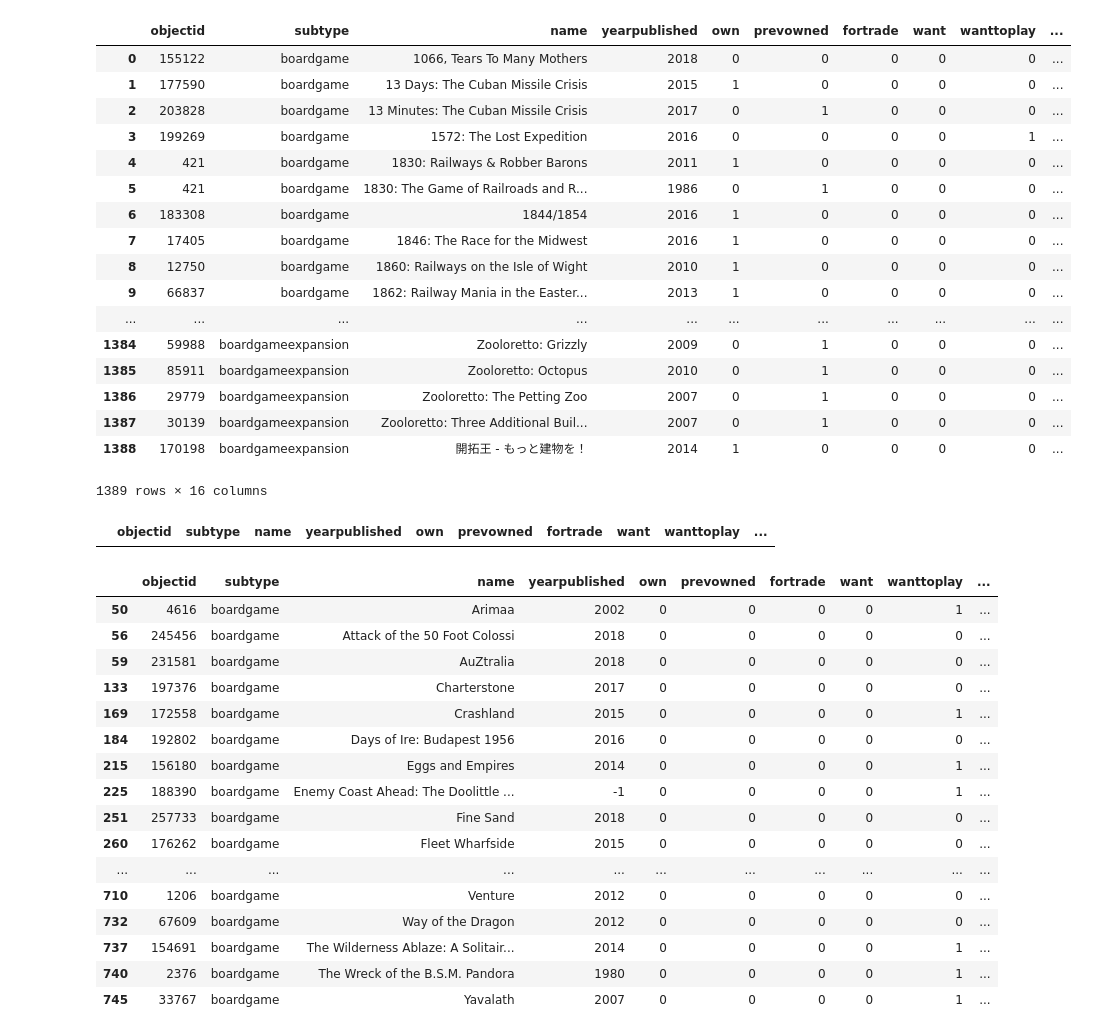
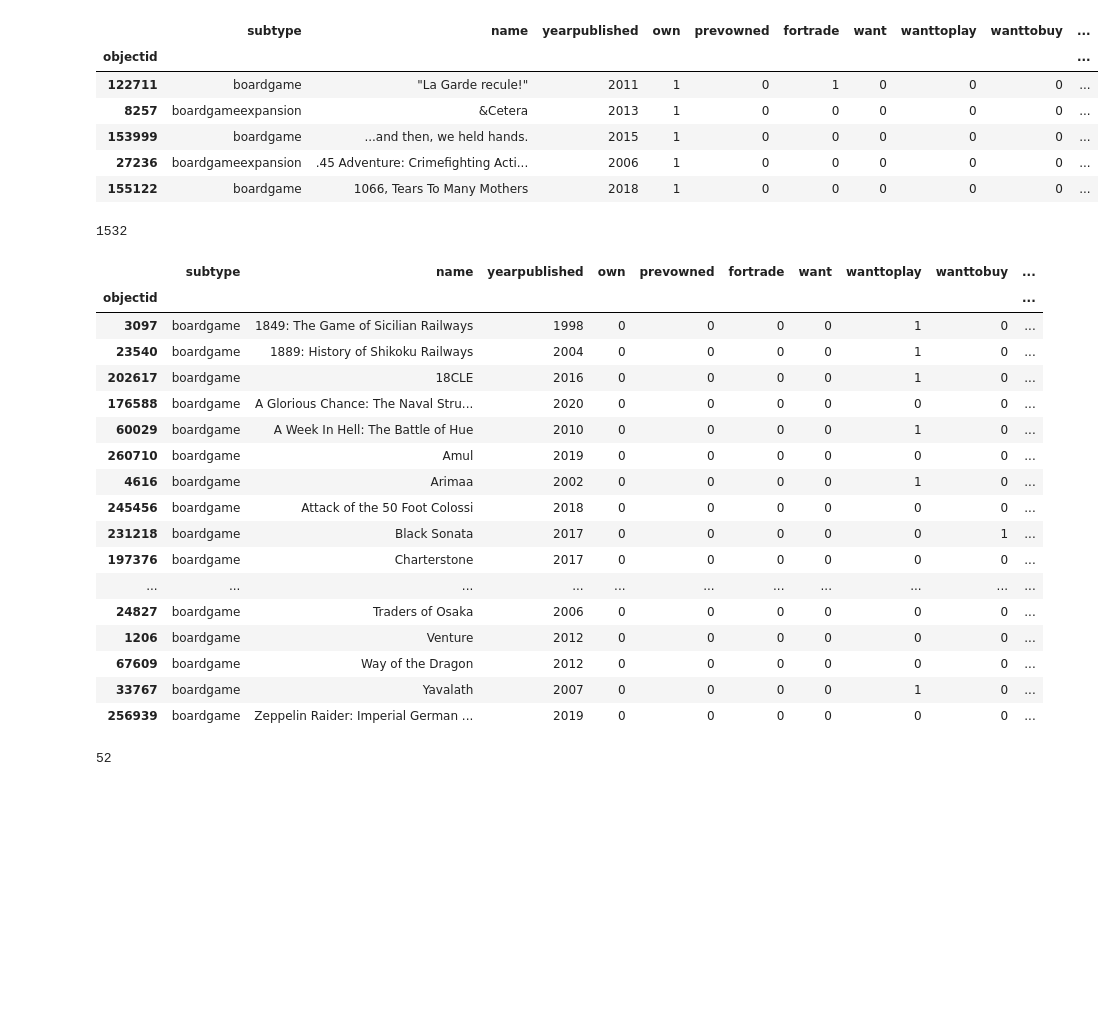
Before and after one commit to craw-daddy/BoardGame, a Jupyter notebook: parsing-data.ipynb, the cells around one changed output. Drawn from its saved outputs; the diff is of its cells as text; code cells hidden in the pictures; blank space fills up the shorter version.

```diff
--- a/parsing-data.ipynb
+++ b/parsing-data.ipynb
@@ -115,59 +115,52 @@ def get_collection(bgg_user_id, own=None, preordered=None, prevowned=None, fortr
     glist = pd.DataFrame(glist, columns=['objectid','subtype','name','yearpublished','own',
                                          'prevowned','fortrade','want','wanttoplay','wanttobuy',
                                          'wishlist','preordered','lastmodified','numplays','rating',
-                                         'comment'])
-    for column in ['objectid', 'yearpublished', 'own', 'prevowned', 'fortrade', 'want', 'wanttoplay',
+                                         'comment']).set_index('objectid').sort_values('name')
+    for column in ['yearpublished', 'own', 'prevowned', 'fortrade', 'want', 'wanttoplay',
                    'wanttobuy', 'wishlist', 'preordered', 'numplays']:
         glist[column].fillna(-1, inplace=True)
         glist[column] = glist[column].astype(np.int32)
-    #glist['lastmodified'] = glist['lastmodified'].to_datetime()
 
     return glist
 # %%
 c = get_collection('craw-daddy')
 # %%
-c
+c.head()
 # %% [output]
-|  | objectid | subtype | name | yearpublished | own | prevowned | fortrade | want | wanttoplay | ... |
-| 0 | 155122 | boardgame | 1066, Tears To Many Mothers | 2018 | 0 | 0 | 0 | 0 | 0 | ... |
-| 1 | 177590 | boardgame | 13 Days: The Cuban Missile Crisis | 2015 | 1 | 0 | 0 | 0 | 0 | ... |
-| 2 | 203828 | boardgame | 13 Minutes: The Cuban Missile Crisis | 2017 | 0 | 1 | 0 | 0 | 0 | ... |
-| 3 | 199269 | boardgame | 1572: The Lost Expedition | 2016 | 0 | 0 | 0 | 0 | 1 | ... |
-| 4 | 421 | boardgame | 1830: Railways & Robber Barons | 2011 | 1 | 0 | 0 | 0 | 0 | ... |
-| 5 | 421 | boardgame | 1830: The Game of Railroads and R... | 1986 | 0 | 1 | 0 | 0 | 0 | ... |
-| 6 | 183308 | boardgame | 1844/1854 | 2016 | 1 | 0 | 0 | 0 | 0 | ... |
-| 7 | 17405 | boardgame | 1846: The Race for the Midwest | 2016 | 1 | 0 | 0 | 0 | 0 | ... |
-| 8 | 12750 | boardgame | 1860: Railways on the Isle of Wight | 2010 | 1 | 0 | 0 | 0 | 0 | ... |
-| 9 | 66837 | boardgame | 1862: Railway Mania in the Easter... | 2013 | 1 | 0 | 0 | 0 | 0 | ... |
-| ... | ... | ... | ... | ... | ... | ... | ... | ... | ... | ... |
-| 1384 | 59988 | boardgameexpansion | Zooloretto: Grizzly | 2009 | 0 | 1 | 0 | 0 | 0 | ... |
-| 1385 | 85911 | boardgameexpansion | Zooloretto: Octopus | 2010 | 0 | 1 | 0 | 0 | 0 | ... |
-| 1386 | 29779 | boardgameexpansion | Zooloretto: The Petting Zoo | 2007 | 0 | 1 | 0 | 0 | 0 | ... |
-| 1387 | 30139 | boardgameexpansion | Zooloretto: Three Additional Buil... | 2007 | 0 | 1 | 0 | 0 | 0 | ... |
-| 1388 | 170198 | boardgameexpansion | 開拓王 - もっと建物を！ | 2014 | 1 | 0 | 0 | 0 | 0 | ... |
+|  | subtype | name | yearpublished | own | prevowned | fortrade | want | wanttoplay | wanttobuy | ... |
+| objectid |  |  |  |  |  |  |  |  |  | ... |
+| 122711 | boardgame | "La Garde recule!" | 2011 | 1 | 0 | 1 | 0 | 0 | 0 | ... |
+| 8257 | boardgameexpansion | &Cetera | 2013 | 1 | 0 | 0 | 0 | 0 | 0 | ... |
+| 153999 | boardgame | ...and then, we held hands. | 2015 | 1 | 0 | 0 | 0 | 0 | 0 | ... |
+| 27236 | boardgameexpansion | .45 Adventure: Crimefighting Acti... | 2006 | 1 | 0 | 0 | 0 | 0 | 0 | ... |
+| 155122 | boardgame | 1066, Tears To Many Mothers | 2018 | 1 | 0 | 0 | 0 | 0 | 0 | ... |
-1389 rows × 16 columns
-# %%
-c[c['lastmodified'].isna()]
-# %% [output]
-|  | objectid | subtype | name | yearpublished | own | prevowned | fortrade | want | wanttoplay | ... |
+# %%
+len(c)
+# %% [output]
+1532
 # %%
 c[c['wishlist'] == 1]
 # %% [output]
-|  | objectid | subtype | name | yearpublished | own | prevowned | fortrade | want | wanttoplay | ... |
-| 50 | 4616 | boardgame | Arimaa | 2002 | 0 | 0 | 0 | 0 | 1 | ... |
-| 56 | 245456 | boardgame | Attack of the 50 Foot Colossi | 2018 | 0 | 0 | 0 | 0 | 0 | ... |
-| 59 | 231581 | boardgame | AuZtralia | 2018 | 0 | 0 | 0 | 0 | 0 | ... |
-| 133 | 197376 | boardgame | Charterstone | 2017 | 0 | 0 | 0 | 0 | 0 | ... |
-| 169 | 172558 | boardgame | Crashland | 2015 | 0 | 0 | 0 | 0 | 1 | ... |
-| 184 | 192802 | boardgame | Days of Ire: Budapest 1956 | 2016 | 0 | 0 | 0 | 0 | 0 | ... |
-| 215 | 156180 | boardgame | Eggs and Empires | 2014 | 0 | 0 | 0 | 0 | 1 | ... |
-| 225 | 188390 | boardgame | Enemy Coast Ahead: The Doolittle ... | -1 | 0 | 0 | 0 | 0 | 1 | ... |
-| 251 | 257733 | boardgame | Fine Sand | 2018 | 0 | 0 | 0 | 0 | 0 | ... |
-| 260 | 176262 | boardgame | Fleet Wharfside | 2015 | 0 | 0 | 0 | 0 | 0 | ... |
+|  | subtype | name | yearpublished | own | prevowned | fortrade | want | wanttoplay | wanttobuy | ... |
+| objectid |  |  |  |  |  |  |  |  |  | ... |
+| 3097 | boardgame | 1849: The Game of Sicilian Railways | 1998 | 0 | 0 | 0 | 0 | 1 | 0 | ... |
+| 23540 | boardgame | 1889: History of Shikoku Railways | 2004 | 0 | 0 | 0 | 0 | 1 | 0 | ... |
+| 202617 | boardgame | 18CLE | 2016 | 0 | 0 | 0 | 0 | 1 | 0 | ... |
+| 176588 | boardgame | A Glorious Chance: The Naval Stru... | 2020 | 0 | 0 | 0 | 0 | 0 | 0 | ... |
+| 60029 | boardgame | A Week In Hell: The Battle of Hue | 2010 | 0 | 0 | 0 | 0 | 1 | 0 | ... |
+| 260710 | boardgame | Amul | 2019 | 0 | 0 | 0 | 0 | 0 | 0 | ... |
+| 4616 | boardgame | Arimaa | 2002 | 0 | 0 | 0 | 0 | 1 | 0 | ... |
+| 245456 | boardgame | Attack of the 50 Foot Colossi | 2018 | 0 | 0 | 0 | 0 | 0 | 0 | ... |
+| 231218 | boardgame | Black Sonata | 2017 | 0 | 0 | 0 | 0 | 0 | 1 | ... |
+| 197376 | boardgame | Charterstone | 2017 | 0 | 0 | 0 | 0 | 0 | 0 | ... |
 | ... | ... | ... | ... | ... | ... | ... | ... | ... | ... | ... |
-| 710 | 1206 | boardgame | Venture | 2012 | 0 | 0 | 0 | 0 | 0 | ... |
-| 732 | 67609 | boardgame | Way of the Dragon | 2012 | 0 | 0 | 0 | 0 | 0 | ... |
-| 737 | 154691 | boardgame | The Wilderness Ablaze: A Solitair... | 2014 | 0 | 0 | 0 | 0 | 1 | ... |
-| 740 | 2376 | boardgame | The Wreck of the B.S.M. Pandora | 1980 | 0 | 0 | 0 | 0 | 1 | ... |
-| 745 | 33767 | boardgame | Yavalath | 2007 | 0 | 0 | 0 | 0 | 1 | ... |
+| 24827 | boardgame | Traders of Osaka | 2006 | 0 | 0 | 0 | 0 | 0 | 0 | ... |
+| 1206 | boardgame | Venture | 2012 | 0 | 0 | 0 | 0 | 0 | 0 | ... |
+| 67609 | boardgame | Way of the Dragon | 2012 | 0 | 0 | 0 | 0 | 0 | 0 | ... |
+| 33767 | boardgame | Yavalath | 2007 | 0 | 0 | 0 | 0 | 1 | 0 | ... |
+| 256939 | boardgame | Zeppelin Raider: Imperial German ... | 2019 | 0 | 0 | 0 | 0 | 0 | 0 | ... |
+# %%
+len(c[c['wishlist'] == 1])
+# %% [output]
+52
 # %%
```
Also changed, not shown: parts of 34 cells of this notebook.
